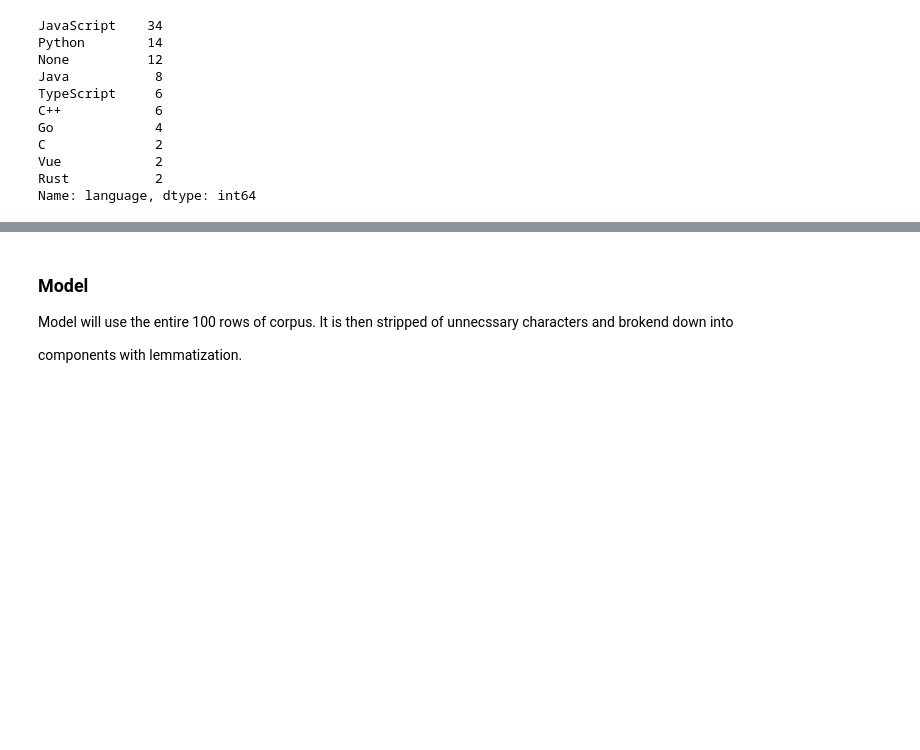
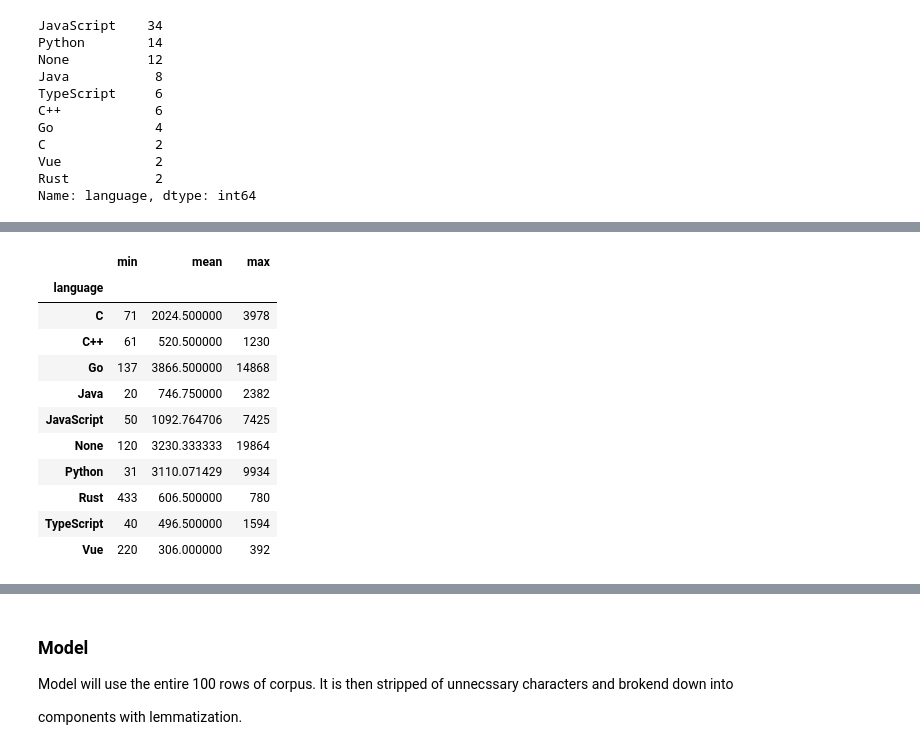
Before and after one commit to super-fantastic-group/nlp-git, a Jupyter notebook: nlp-project.ipynb, the cells around one changed output, grey strips where cells are left out. Drawn from its saved outputs; the diff is of its cells as text; code cells hidden in the pictures; blank space fills up the shorter version.

```diff
--- a/nlp-project.ipynb
+++ b/nlp-project.ipynb
@@ -141,0 +159,15 @@ prepare.prep_readme(df)
+# %%
+explore.readme_length(df)
+# %% [output]
+|  | min | mean | max |
+| language |  |  |  |
+| C | 71 | 2024.500000 | 3978 |
+| C++ | 61 | 520.500000 | 1230 |
+| Go | 137 | 3866.500000 | 14868 |
+| Java | 20 | 746.750000 | 2382 |
+| JavaScript | 50 | 1092.764706 | 7425 |
+| None | 120 | 3230.333333 | 19864 |
+| Python | 31 | 3110.071429 | 9934 |
+| Rust | 433 | 606.500000 | 780 |
+| TypeScript | 40 | 496.500000 | 1594 |
+| Vue | 220 | 306.000000 | 392 |
```
Also changed, not shown: parts of 8 cells of this notebook.
